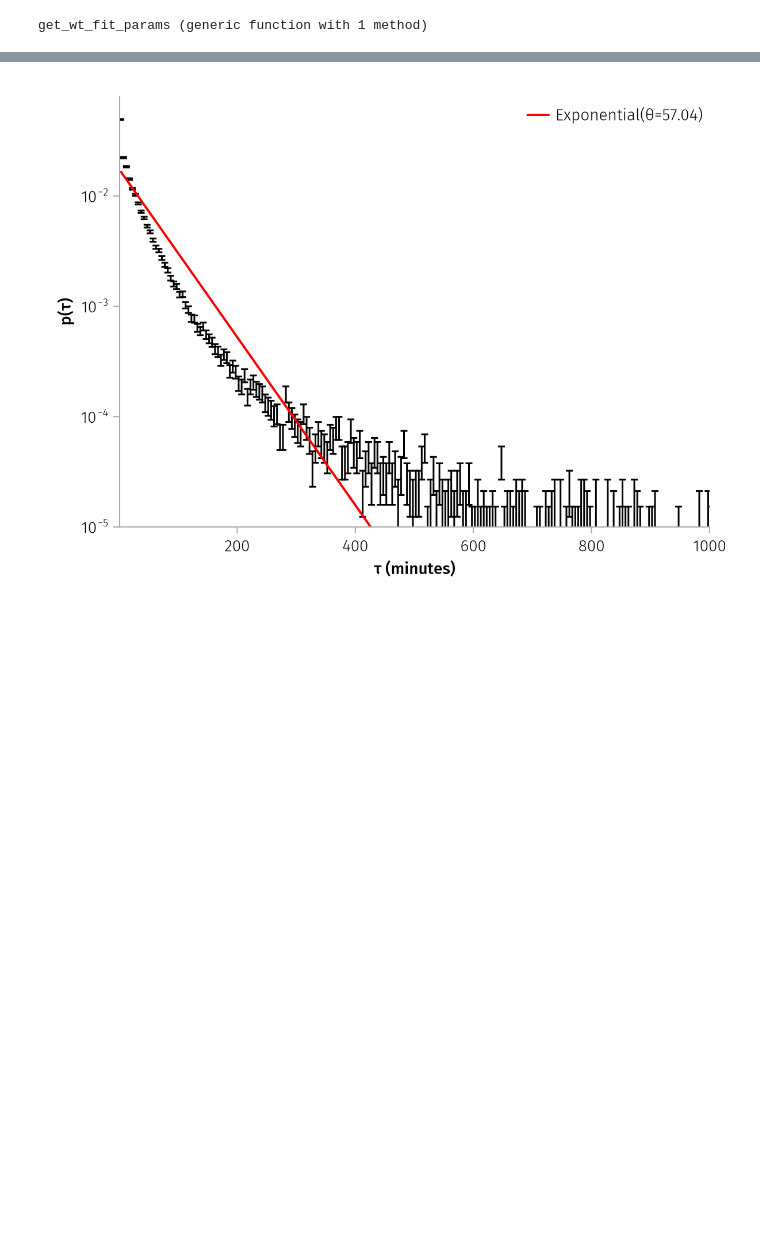
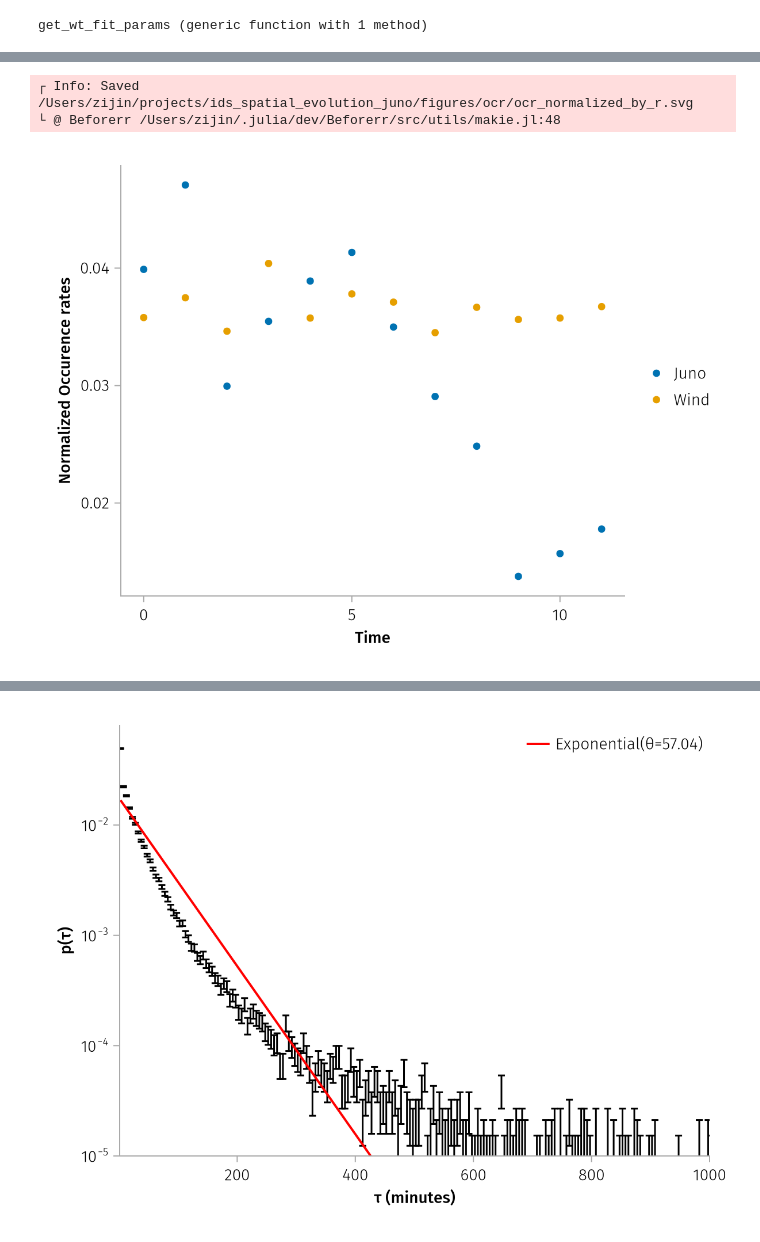
Before and after one commit to Beforerr/ids_spatial_evolution_juno, a Jupyter notebook: notebooks/02_waiting_time.ipynb, the cells around one changed output, grey strips where cells are left out. Saved outputs shown, nothing was run; the diff lists cells and outputs as text; code cells hidden in the pictures; blank space fills up the shorter version.

Commit message:
update: waiting time analysis to account for radial distance

```diff
--- a/notebooks/02_waiting_time.ipynb
+++ b/notebooks/02_waiting_time.ipynb
@@ -62,12 +62,3 @@ get_fit_params(x; dist=Weibull, func=mean) = func(fit(dist, x))
 get_wt_fit_params(time; kwargs...) = get_fit_params(waiting_time(time); kwargs...)
 # %% [output]
 get_wt_fit_params (generic function with 1 method)
-# %%
-# jno_df.time_bin = year.(jno_df.time);
-time_interval = Day(90)
-jno_df.time_bin = (jno_df.time - minimum(jno_df.time)) ./ time_interval .|> round
-df_grouped = groupby(jno_df, :time_bin);
-df = combine(df_grouped, :time => get_wt_fit_params => :mean, :radial_distance => mean)
-
-specs = data(df) * mapping(:radial_distance_mean => r_lab, :mean => x->(1/x))
-draw(specs)
@@ -75,0 +117,14 @@ draw(specs)
+# %%
+wind_ρ_df = @chain wind_df begin
+    @transform!(
+        :time_bin = (:time - minimum(:time)) ./ time_interval .|> round,
+    )
+    groupby(:time_bin)
+    combine(
+        nrow,
+        :time => get_wt_fit_params => :τ,
+    )
+    @transform!(
+        :ρ = 1 ./ :τ,
+    )
+end
@@ -75,0 +147,15 @@ draw(specs)
+# %%
+df = leftjoin(jno_ρ_df, wind_ρ_df, on = :time_bin, makeunique=true)
+df.ρ_ratio = @. df.ρ / df.ρ_1
+
+@transform!(df,
+    :ratio = :ρ_ratio ./ :l_ratio_mean,
+    :ratio_n = :ρ_ratio ./ :l_n_ratio_mean,
+)
+@transform!(
+    df,
+    :ratio = :ratio ./ mean(:ratio),
+    :ratio_n = :ratio_n ./ mean(:ratio_n)
+)
+
+df
@@ -75,0 +178,10 @@ draw(specs)
+# %%
+x = :time_bin => "Time"
+legends = ["Juno", "Wind"]
+specs = data(df) * mapping(x, [:ρ_l, :ρ_1] .=> "Normalized Occurence rates") * mapping(color=dims(1) => renamer(legends))
+draw(specs)
+easy_save("ocr/ocr_normalized_by_r")
+# %% [output]
+┌ Info: Saved /Users/zijin/projects/ids_spatial_evolution_juno/figures/ocr/ocr_normalized_by_r.svg
+└ @ Beforerr /Users/zijin/.julia/dev/Beforerr/src/utils/makie.jl:48
+[figure, added]
```
Also changed, not shown: parts of 8 cells of this notebook, 4 other files.
